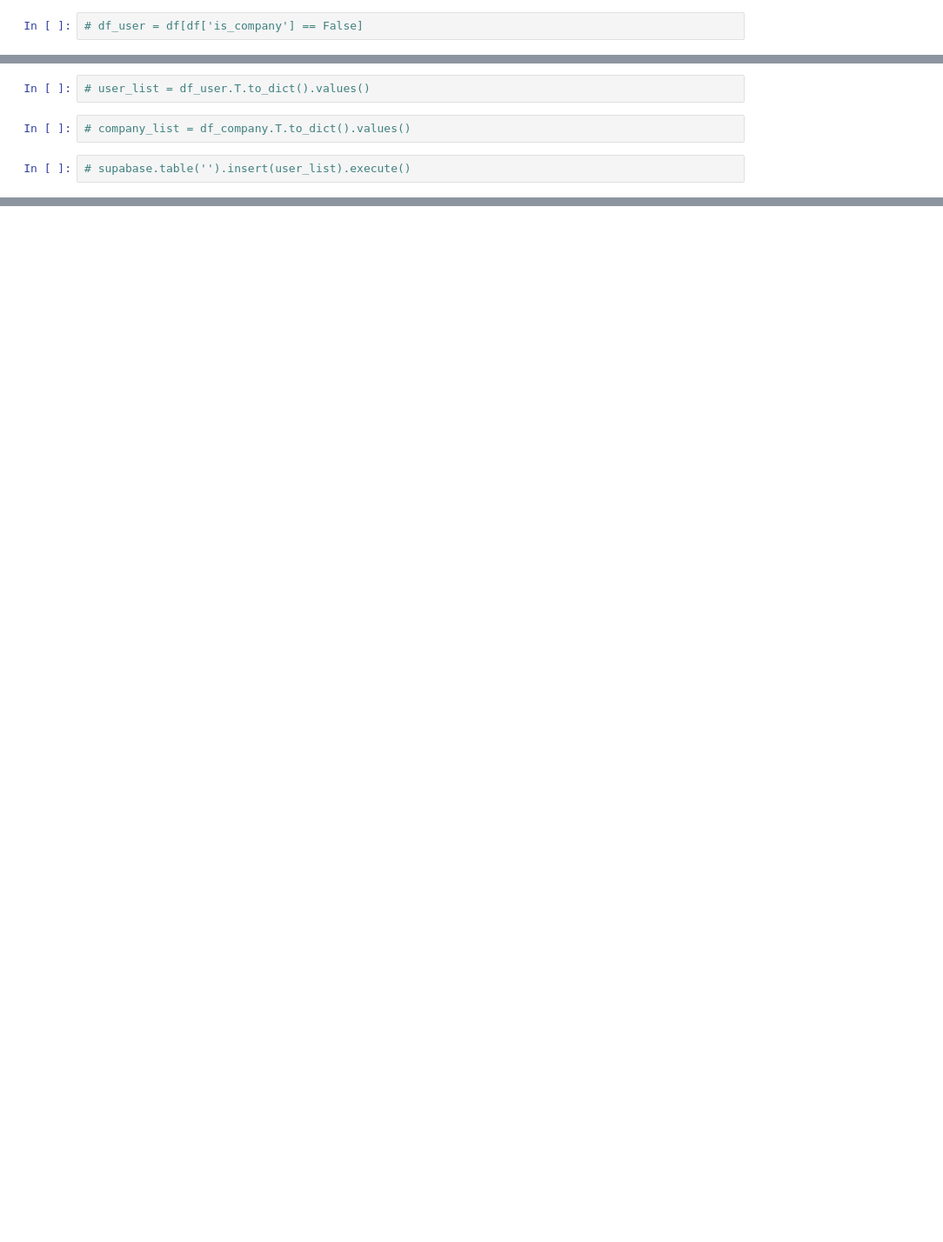
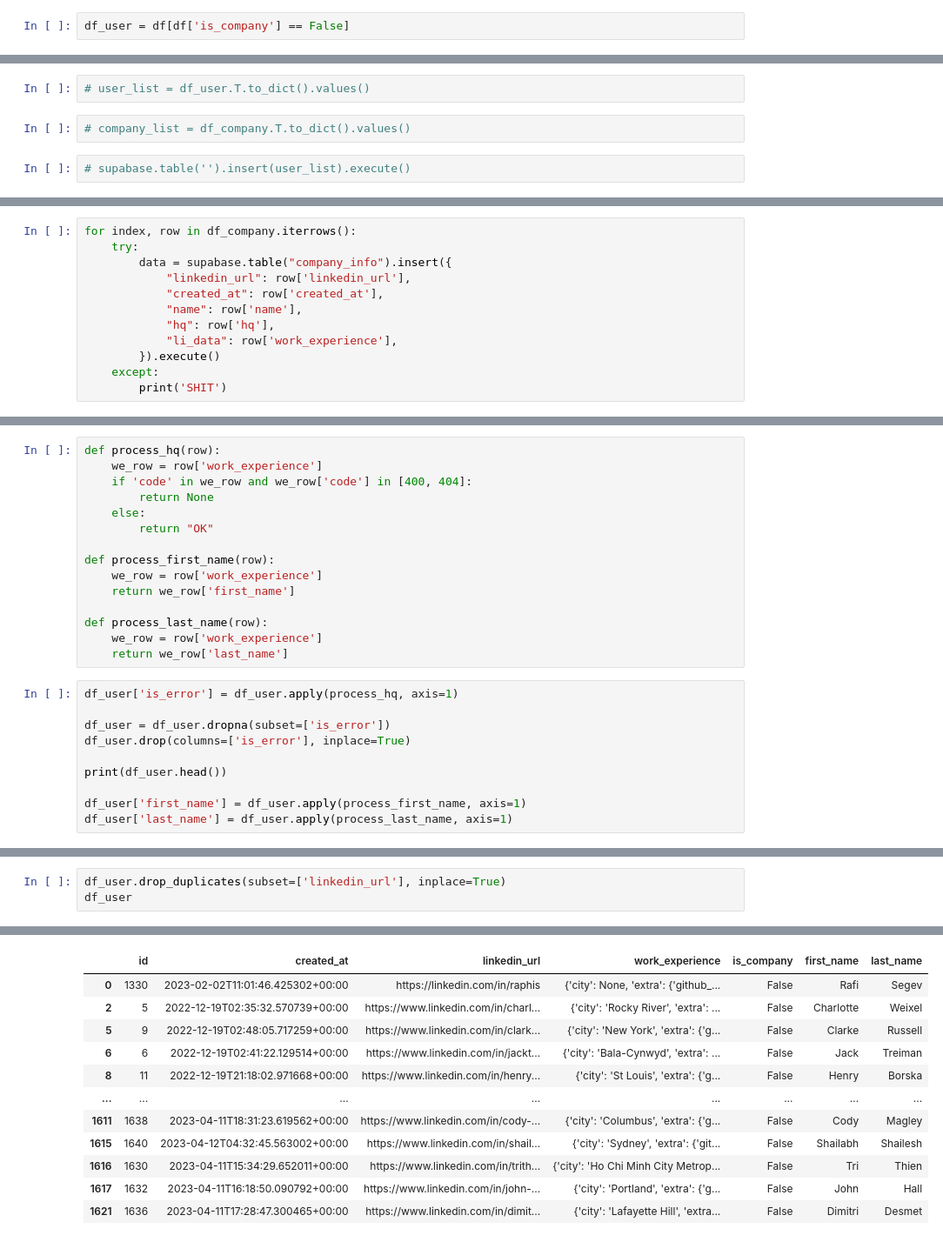
Before and after one commit to nicholascarlin/li-ai, a Jupyter notebook: py-data/company_migration.ipynb, the cells around one changed output, grey strips where cells are left out. Shown: that part at 87% size. Saved outputs shown, nothing was run; the diff lists cells and outputs as text; blank space fills up the shorter version.

```diff
--- a/py-data/company_migration.ipynb
+++ b/py-data/company_migration.ipynb
@@ -60,2 +59,2 @@ df.head()
 # %%
-# df_user = df[df['is_company'] == False]
+df_user = df[df['is_company'] == False]
@@ -72,0 +113,12 @@ df.head()
+# %%
+for index, row in df_company.iterrows():
+    try:
+        data = supabase.table("company_info").insert({
+            "linkedin_url": row['linkedin_url'],
+            "created_at": row['created_at'],
+            "name": row['name'],
+            "hq": row['hq'],
+            "li_data": row['work_experience'],
+        }).execute()
+    except:
+        print('SHIT')
@@ -72,0 +145,25 @@ df.head()
+# %%
+def process_hq(row):
+    we_row = row['work_experience']
+    if 'code' in we_row and we_row['code'] in [400, 404]:
+        return None
+    else:
+        return "OK"
+
+def process_first_name(row):
+    we_row = row['work_experience']
+    return we_row['first_name']
+
+def process_last_name(row):
+    we_row = row['work_experience']
+    return we_row['last_name']
+# %%
+df_user['is_error'] = df_user.apply(process_hq, axis=1)
+
+df_user = df_user.dropna(subset=['is_error'])
+df_user.drop(columns=['is_error'], inplace=True)
+
+print(df_user.head())
+
+df_user['first_name'] = df_user.apply(process_first_name, axis=1)
+df_user['last_name'] = df_user.apply(process_last_name, axis=1)
@@ -72,0 +210,4 @@ df.head()
+# %%
+df_user.drop_duplicates(subset=['linkedin_url'], inplace=True)
+df_user
+# %% [output]
@@ -72,0 +218,12 @@ df.head()
+|  | id | created_at | linkedin_url | work_experience | is_company | first_name | last_name |
+| 0 | 1330 | 2023-02-02T11:01:46.425302+00:00 | https://linkedin.com/in/raphis | {'city': None, 'extra': {'github_... | False | Rafi | Segev |
+| 2 | 5 | 2022-12-19T02:35:32.570739+00:00 | https://www.linkedin.com/in/charl... | {'city': 'Rocky River', 'extra': ... | False | Charlotte | Weixel |
+| 5 | 9 | 2022-12-19T02:48:05.717259+00:00 | https://www.linkedin.com/in/clark... | {'city': 'New York', 'extra': {'g... | False | Clarke | Russell |
+| 6 | 6 | 2022-12-19T02:41:22.129514+00:00 | https://www.linkedin.com/in/jackt... | {'city': 'Bala-Cynwyd', 'extra': ... | False | Jack | Treiman |
+| 8 | 11 | 2022-12-19T21:18:02.971668+00:00 | https://www.linkedin.com/in/henry... | {'city': 'St Louis', 'extra': {'g... | False | Henry | Borska |
+| ... | ... | ... | ... | ... | ... | ... | ... |
+| 1611 | 1638 | 2023-04-11T18:31:23.619562+00:00 | https://www.linkedin.com/in/cody-... | {'city': 'Columbus', 'extra': {'g... | False | Cody | Magley |
+| 1615 | 1640 | 2023-04-12T04:32:45.563002+00:00 | https://www.linkedin.com/in/shail... | {'city': 'Sydney', 'extra': {'git... | False | Shailabh | Shailesh |
+| 1616 | 1630 | 2023-04-11T15:34:29.652011+00:00 | https://www.linkedin.com/in/trith... | {'city': 'Ho Chi Minh City Metrop... | False | Tri | Thien |
+| 1617 | 1632 | 2023-04-11T16:18:50.090792+00:00 | https://www.linkedin.com/in/john-... | {'city': 'Portland', 'extra': {'g... | False | John | Hall |
+| 1621 | 1636 | 2023-04-11T17:28:47.300465+00:00 | https://www.linkedin.com/in/dimit... | {'city': 'Lafayette Hill', 'extra... | False | Dimitri | Desmet |
```
Also changed, not shown: parts of 15 cells of this notebook, 3 other files.
